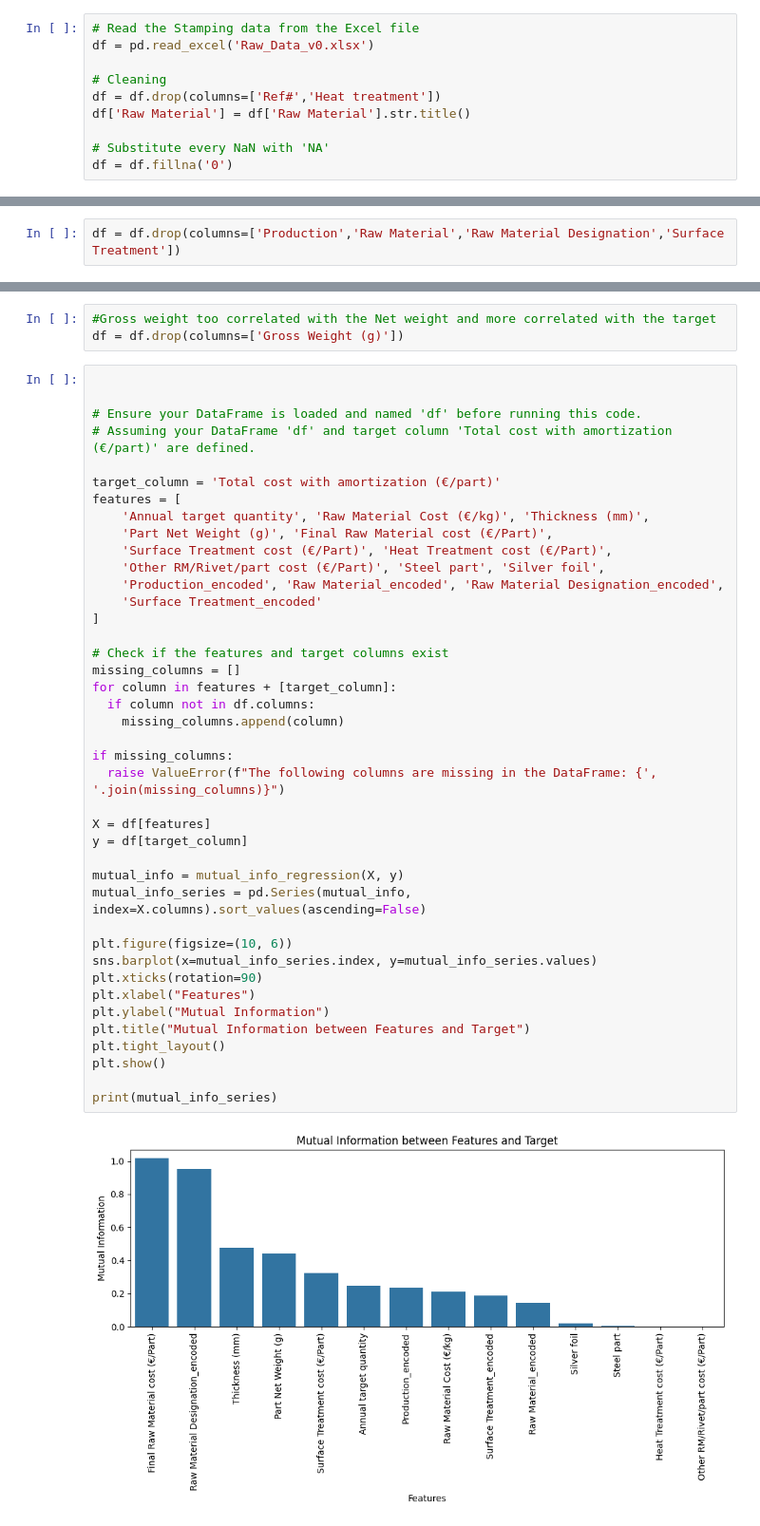
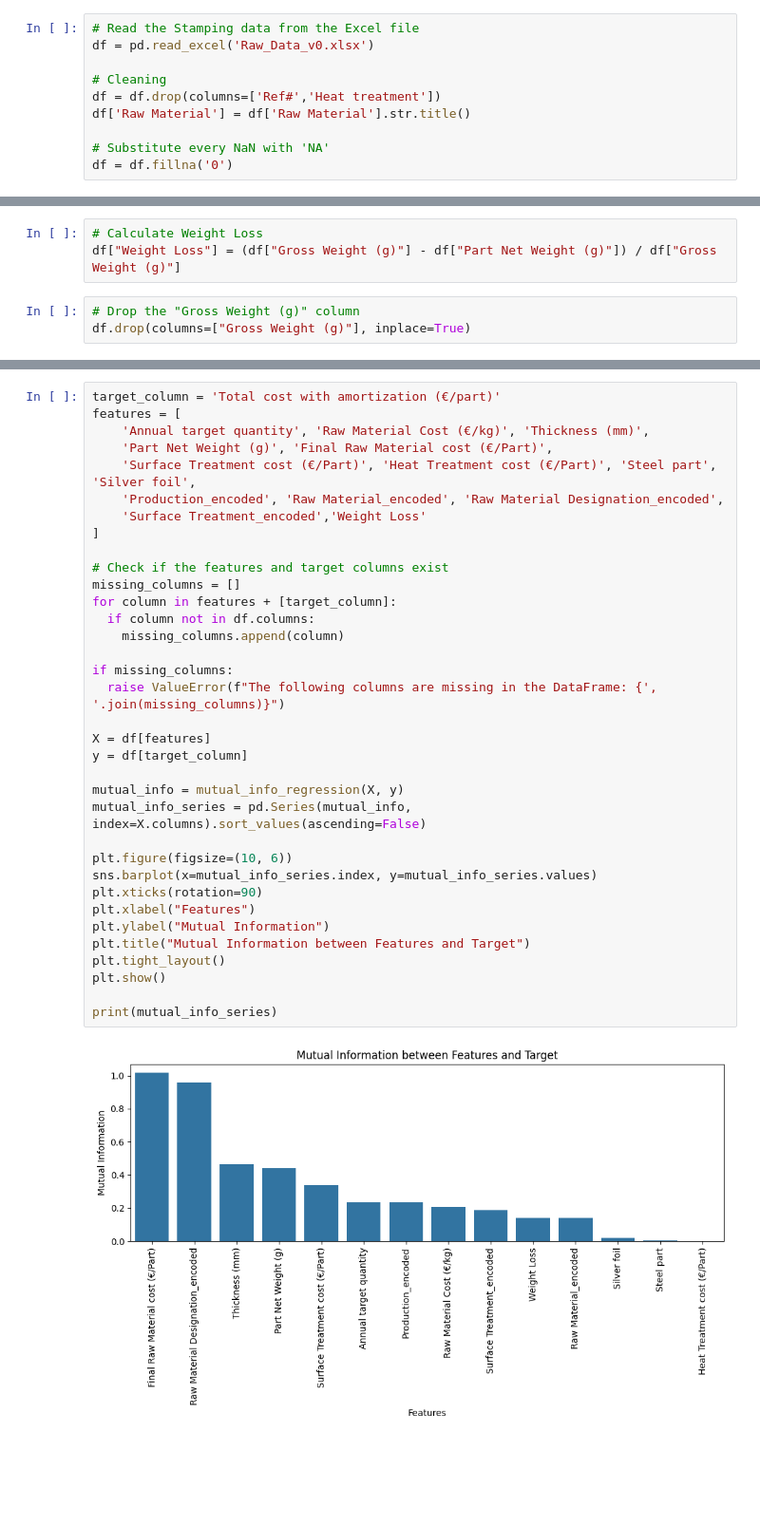
Before and after one commit to Driciotto/Cas-Fil-Rouge-, a Jupyter notebook: Data Adriano/Analysis_v1.ipynb, the cells around one changed output, grey strips where cells are left out. Shown: that part at 95% size. Cells and saved outputs as stored; diff of their text form; blank space fills up the shorter version.

```diff
--- a/Data Adriano/Analysis_v1.ipynb
+++ b/Data Adriano/Analysis_v1.ipynb
@@ -137,5 +92,9 @@ df
-# %%
-df = df.drop(columns=['Production','Raw Material','Raw Material Designation','Surface Treatment'])
+# %%
+# Calculate Weight Loss
+df["Weight Loss"] = (df["Gross Weight (g)"] - df["Part Net Weight (g)"]) / df["Gross Weight (g)"]
+# %%
+# Drop the "Gross Weight (g)" column
+df.drop(columns=["Gross Weight (g)"], inplace=True)
 # %%
 df
 # %% [output]
@@ -164,46 +123,37 @@ plt.show()
-# %%
-#Gross weight too correlated with the Net weight and more correlated with the target
-df = df.drop(columns=['Gross Weight (g)'])
 # %%
-
-
-# Ensure your DataFrame is loaded and named 'df' before running this code.
-# Assuming your DataFrame 'df' and target column 'Total cost with amortization (€/part)' are defined.
-
 target_column = 'Total cost with amortization (€/part)'
 features = [
     'Annual target quantity', 'Raw Material Cost (€/kg)', 'Thickness (mm)',
     'Part Net Weight (g)', 'Final Raw Material cost (€/Part)',
-    'Surface Treatment cost (€/Part)', 'Heat Treatment cost (€/Part)',
-    'Other RM/Rivet/part cost (€/Part)', 'Steel part', 'Silver foil',
+    'Surface Treatment cost (€/Part)', 'Heat Treatment cost (€/Part)', 'Steel part', 'Silver foil',
     'Production_encoded', 'Raw Material_encoded', 'Raw Material Designation_encoded',
-    'Surface Treatment_encoded'
+    'Surface Treatment_encoded','Weight Loss'
 ]
 
 # Check if the features and target columns exist
 missing_columns = []
 for column in features + [target_column]:
   if column not in df.columns:
     missing_columns.append(column)
 
 if missing_columns:
   raise ValueError(f"The following columns are missing in the DataFrame: {', '.join(missing_columns)}")
 
 X = df[features]
 y = df[target_column]
 
 mutual_info = mutual_info_regression(X, y)
 mutual_info_series = pd.Series(mutual_info, index=X.columns).sort_values(ascending=False)
 
 plt.figure(figsize=(10, 6))
 sns.barplot(x=mutual_info_series.index, y=mutual_info_series.values)
 plt.xticks(rotation=90)
 plt.xlabel("Features")
 plt.ylabel("Mutual Information")
 plt.title("Mutual Information between Features and Target")
 plt.tight_layout()
 plt.show()
 
 print(mutual_info_series)
 # %% [output]
-[figure, old version]
+[figure, new version]
```
Also changed, not shown: parts of 11 cells of this notebook.
